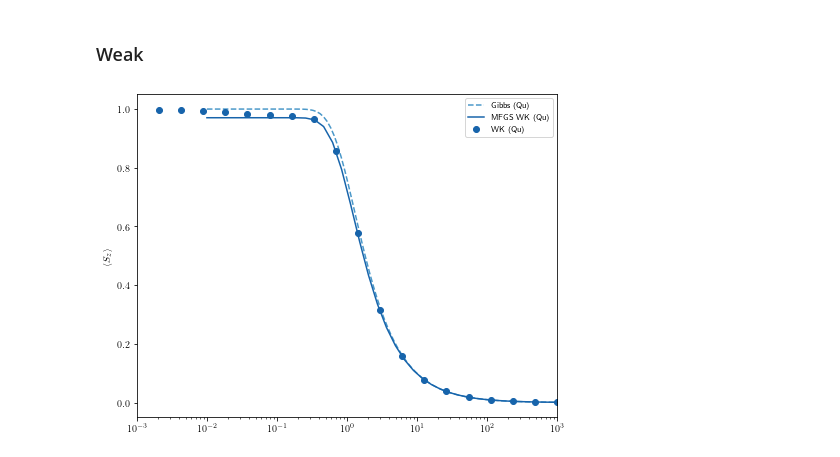
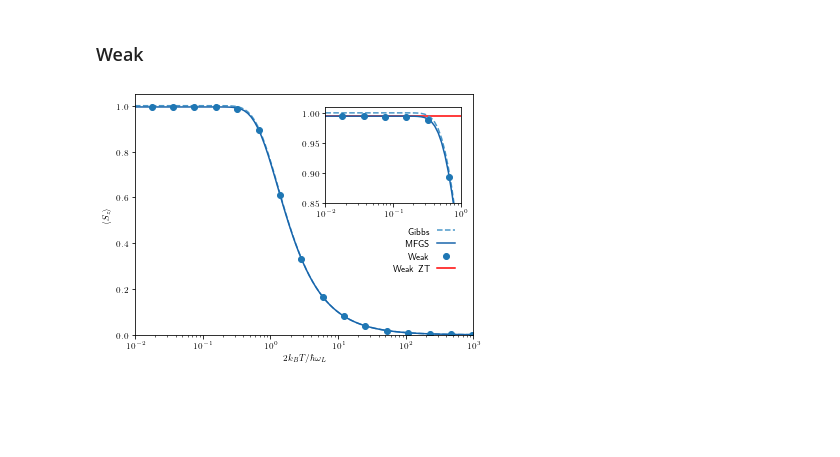
Before and after one commit to quantum-exeter/QuantumSpinDynamics, a Jupyter notebook: plot/plotStatics.ipynb, the cells around one changed output. Cells and saved outputs as stored; diff of their text form; code cells hidden in the pictures; blank space fills up the shorter version.

```diff
--- a/plot/plotStatics.ipynb
+++ b/plot/plotStatics.ipynb
@@ -13,7 +14,7 @@ matplotlib.rcParams['legend.fontsize'] = 8
 # %% [markdown]
 ### Poster Plots ###
 # %%
-dataG = np.array(pd.read_csv(r'C://Users//crh222//Data//RC//Quantum//Statics//Gibbs.csv'))
+dataG_qu = np.array(pd.read_csv(r'C://Users//crh222//Data//RC//Quantum//Statics//Gibbs.csv'))
 
 data1D_x = np.array(pd.read_csv(r'C://Users//crh222//Data//RC//Quantum//Statics//MFGS_1D_x_prma_100.csv'))
 data1D_z = np.array(pd.read_csv(r'C://Users//crh222//Data//RC//Quantum//Statics//MFGS_1D_z_prma_100.csv'))
@@ -289,27 +234,37 @@ fig.tight_layout(w_pad=0.8)
 # %% [markdown]
 ### Weak
 # %%
-fig, ax = plt.subplots(1, 1, figsize=(6.7, 5))  #size in inches
+fig, ax = plt.subplots(1, 1, figsize=(5.5, 4))  #size in inches
+
+matplotlib.rcParams['font.size'] = 9
+matplotlib.rcParams['legend.fontsize'] = 9
 
 bcmap = plt.get_cmap('Blues')
 ocmap = plt.get_cmap('YlGn')
 
+ax.set_xlabel("$2k_B T/\hbar\omega_L$")
 ax.set_ylabel("$\langle S_z \\rangle$")
-ax.set_xlim(1.0e-3, 1.0e3)
 
-##### Data ######
+ax.set_xlim(1.0e-2, 1.0e3)
+ax.set_ylim(0.0, 1.05)
 
-# #### prmb ####
+ax.semilogx(dataG_qu[:,0], dataG_qu[:,3], color=bcmap(0.6), linestyle='--', label='Gibbs') # Gibbs
+ax.semilogx(data3D_MFGS_wk[:,0], data3D_MFGS_wk[:,3], color=bcmap(0.8), label='MFGS') # MFGS
+ax.semilogx(2*data3D_wk[:,0], 2*data3D_wk[:,1], 'o', label='Weak') # Weak Approximation
 
-# ## Quantum ##
-ax.semilogx(dataG[:,0], dataG[:,3], color=bcmap(0.6), linestyle="--", label="Gibbs (Qu)") # Gibbs
-ax.semilogx(data3D_MFGS_wk[:,0], data3D_MFGS_wk[:,3], color=bcmap(0.8), label="MFGS WK (Qu)") # MFGS
-ax.semilogx(data3D_wk[:,0], data3D_wk[:,1], 'o', color=bcmap(0.8), label="WK (Qu)") # MFGS
+axins0 = inset_axes(ax, width="40%", height="40%", loc=1, borderpad=1.4)
+axins0.axhline(0.9944444986615101, color='r', label='Weak ZT')
+axins0.semilogx(dataG_qu[:,0], dataG_qu[:,3], color=bcmap(0.6), linestyle='--')
+axins0.semilogx(data3D_MFGS_wk[:,0], data3D_MFGS_wk[:,3], color=bcmap(0.8))
+axins0.semilogx(2*data3D_wk[:,0], 2*data3D_wk[:,1], 'o')
 
-ax.legend(ncol=1)
+axins0.set_xlim(1.0e-2, 1)
+axins0.set_ylim(0.85, 1.01)
 
-fig.tight_layout(w_pad=0.8)
+fig.legend(ncol=1, frameon=False, markerfirst=False, loc=(0.75,0.33))
+fig.tight_layout(w_pad = 0.3)
 
-plt.savefig("C://Users//crh222//Dropbox//PhD//1. 3D Project//Graphs//Paper//WK_coupling.pdf", dpi=300)
+plt.savefig('/Users/charliehogg/Dropbox/PhD/1. 3D Project/Graphs/Paper/WK_coupling_prmc.pdf', dpi=300) # Export for Mac
+# plt.savefig('C://Users//crh222//Dropbox//PhD//1. 3D Project//Graphs//Paper//sz_T_1D_pi4.pdf', dpi=300) # Export for Windows
 # %% [output]
-[figure, old version]
+[figure, new version]
```
Also changed, not shown: parts of 7 cells of this notebook.
